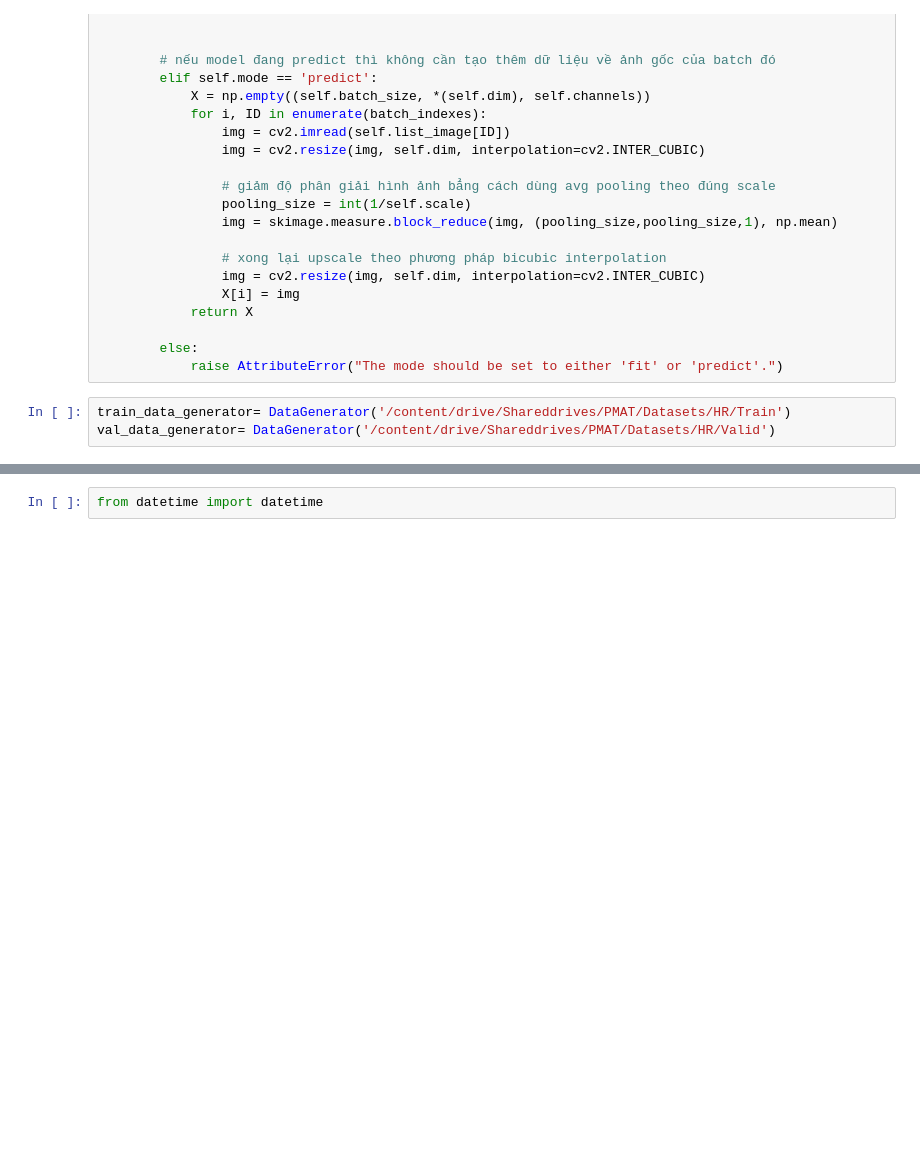
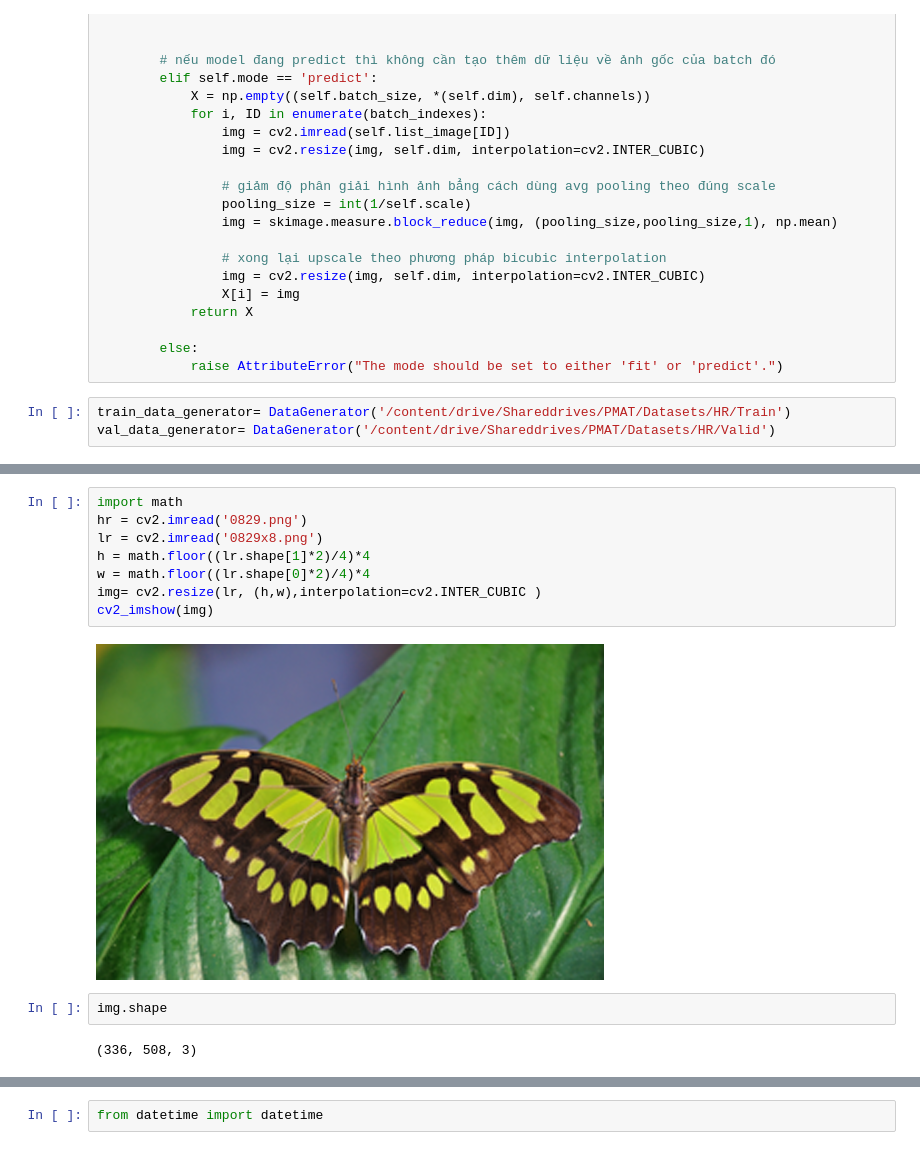
Before and after one commit to pmatuan/Image-Super-Resolution, a Jupyter notebook: Code/Compare.ipynb, the cells around one changed output, grey strips where cells are left out. Saved outputs shown, nothing was run; the diff lists cells and outputs as text; blank space fills up the shorter version.

```diff
--- a/Code/Compare.ipynb
+++ b/Code/Compare.ipynb
@@ -149,0 +221,14 @@ img_lr.shape
+# %%
+import math
+hr = cv2.imread('0829.png')
+lr = cv2.imread('0829x8.png')
+h = math.floor((lr.shape[1]*2)/4)*4
+w = math.floor((lr.shape[0]*2)/4)*4
+img= cv2.resize(lr, (h,w),interpolation=cv2.INTER_CUBIC )
+cv2_imshow(img)
+# %% [output]
+[figure, added]
+# %%
+img.shape
+# %% [output]
+(336, 508, 3)
```
Also changed, not shown: parts of 37 cells of this notebook, 30 other files.
